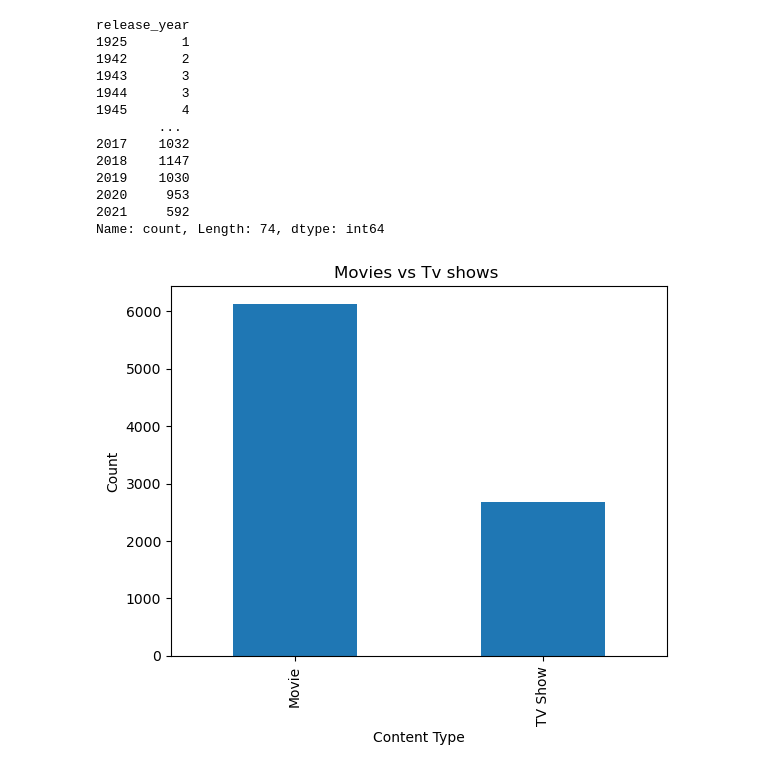
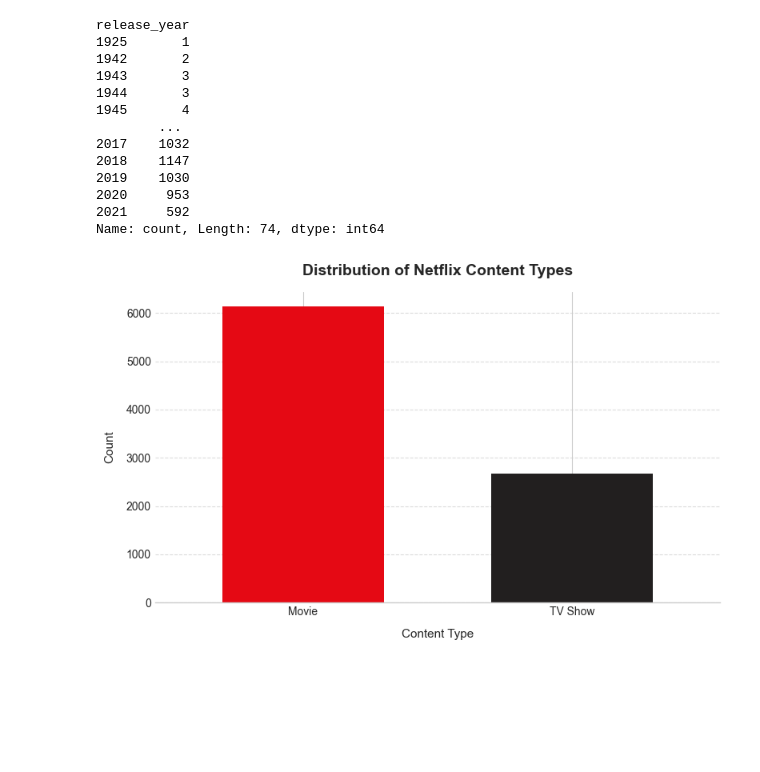
Before and after one commit to Deepanshu-8126/Netflix-Content-Analysis, a Jupyter notebook: python/netflix_data-analysis.ipynb, the cells around one changed output. Cells and saved outputs as stored; diff of their text form; code cells hidden in the pictures; blank space fills up the shorter version.

Commit message:
update: polish analysis, plots, queries, readme, and add dashboard preview

```diff
--- a/python/netflix_data-analysis.ipynb
+++ b/python/netflix_data-analysis.ipynb
@@ -1,8 +1,10 @@
 # %%
 import numpy as np
 import pandas as pd
-df = pd.read_csv('netflix_titles.csv')
-df
+import os
+csv_path = 'netflix_titles.csv' if os.path.exists('netflix_titles.csv') else '../netflix_titles.csv'
+df = pd.read_csv(csv_path)
+df.head()
 # %% [output]
 |  | show_id | type | title | director | cast | country | date_added | release_year | rating | duration | ... |
 | 0 | s1 | Movie | Dick Johnson Is Dead | Kirsten Johnson | NaN | United States | September 25, 2021 | 2020 | PG-13 | 90 min | ... |
@@ -137,11 +135,28 @@ release_year
 Name: count, Length: 74, dtype: int64
 # %%
 import matplotlib.pyplot as plt
-df['type'].value_counts().plot(kind='bar')
-plt.title("Movies vs Tv shows ")
-plt.xlabel("Content Type")
-plt.ylabel("Count")
+import os
+
+# Clean plot settings
+plt.style.use('seaborn-v0_8-whitegrid' if 'seaborn-v0_8-whitegrid' in plt.style.available else 'default')
+fig, ax = plt.subplots(figsize=(8, 5))
+
+type_counts = df['type'].value_counts()
+type_counts.plot(kind='bar', color=['#E50914', '#221F1F'], edgecolor='none', width=0.6, ax=ax)
+
+ax.set_title("Distribution of Netflix Content Types", fontsize=14, fontweight='bold', pad=15)
+ax.set_xlabel("Content Type", fontsize=11, labelpad=10)
+ax.set_ylabel("Count", fontsize=11, labelpad=10)
+ax.grid(axis='y', linestyle='--', alpha=0.7)
+ax.spines['top'].set_visible(False)
+ax.spines['right'].set_visible(False)
+ax.spines['left'].set_visible(False)
+plt.xticks(rotation=0)
+
+plt.tight_layout()
+path = 'python/Moviesvstv.png' if os.path.exists('python') else 'Moviesvstv.png'
+plt.savefig(path, dpi=300, bbox_inches='tight')
 plt.show()
 # %% [output]
-[figure, old version]
+[figure, new version]
 # %%
```
Also changed, not shown: parts of 15 cells of this notebook, 9 other files.
